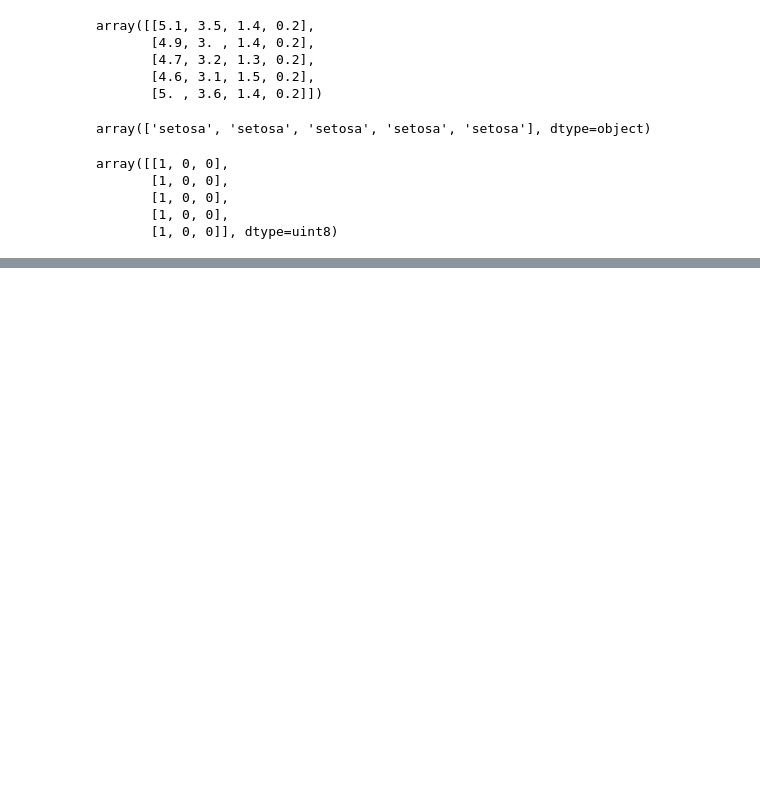
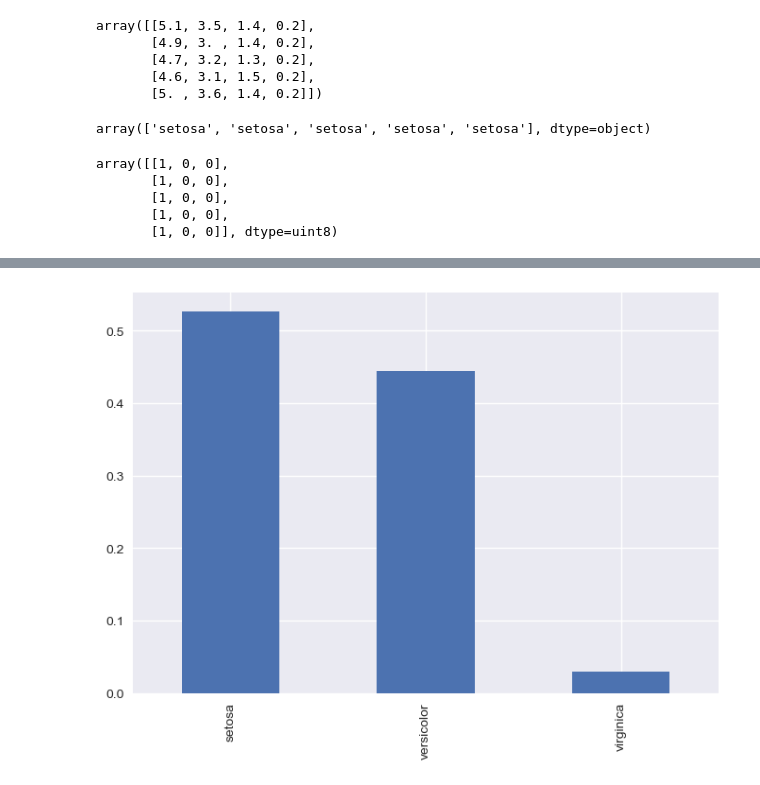
Before and after one commit to OrnlyP63/Medium, a Jupyter notebook: ann-matrix/Neural-Net-In-The-Matrix.ipynb, the cells around one changed output, grey strips where cells are left out. Saved outputs shown, nothing was run; the diff lists cells and outputs as text; code cells hidden in the pictures; blank space fills up the shorter version.

```diff
--- a/ann-matrix/Neural-Net-In-The-Matrix.ipynb
+++ b/ann-matrix/Neural-Net-In-The-Matrix.ipynb
@@ -130,0 +197,7 @@ array([[1, 0, 0],
+# %%
+np.random.seed(42)
+M_output = np.random.uniform(-1, 1, (16, 3))
+X_out = X_acctivate @ M_output
+
+iris_out = pd.DataFrame(X_out, columns=iris['species'].unique())
+iris_out.head()
@@ -130,0 +211,5 @@ array([[1, 0, 0],
+# %%
+normalized_X_out = np.exp(X_out) / np.sum(np.exp(X_out), axis=1).reshape(X_out.shape[0], -1)
+
+normalized_iris_out = pd.DataFrame(normalized_X_out, columns=iris['species'].unique())
+normalized_iris_out.head()
@@ -130,0 +223,5 @@ array([[1, 0, 0],
+# %%
+normalized_iris_out.loc[0, :].plot(kind='bar')
+plt.savefig('bar_label.png')
+# %% [output]
+[figure, added]
```
Also changed, not shown: parts of 13 cells of this notebook, 21 other files.
